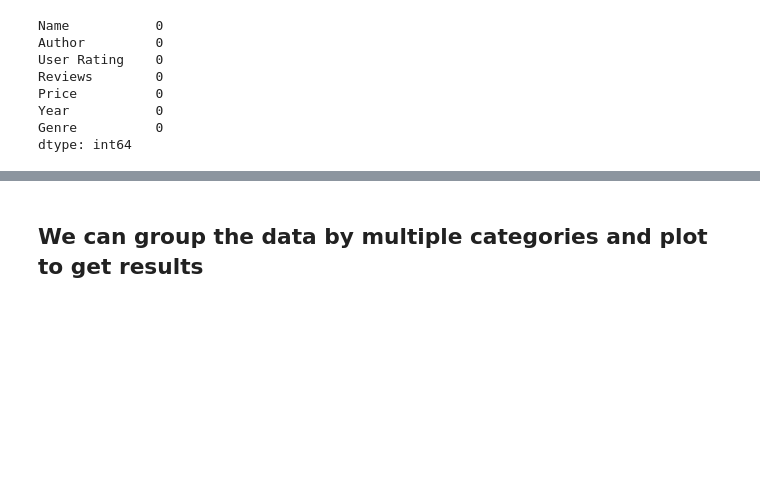
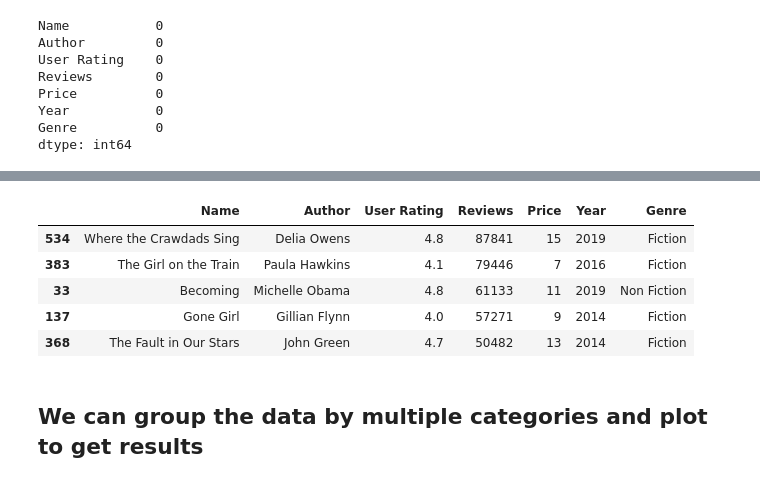
Before and after one commit to justinm329/Amazon_Top_Selling_Books, a Jupyter notebook: Kaggle_dv.ipynb, the cells around one changed output, grey strips where cells are left out. Cells and saved outputs as stored; diff of their text form; code cells hidden in the pictures; blank space fills up the shorter version.

```diff
--- a/Kaggle_dv.ipynb
+++ b/Kaggle_dv.ipynb
@@ -54,6 +68,16 @@ drop_dup.head()
 | 3 | 1984 (Signet Classics) | George Orwell | 4.7 | 21424 | 6 | 2017 | Fiction |
 | 4 | 5,000 Awesome Facts (About Everyt... | National Geographic Kids | 4.8 | 7665 | 12 | 2019 | Non Fiction |
 | 6 | A Game of Thrones / A Clash of Ki... | George R. R. Martin | 4.7 | 19735 | 30 | 2014 | Fiction |
+# %%
+reviews = drop_dup.sort_values("Reviews", ascending = False)
+reviews.head()
+# %% [output]
+|  | Name | Author | User Rating | Reviews | Price | Year | Genre |
+| 534 | Where the Crawdads Sing | Delia Owens | 4.8 | 87841 | 15 | 2019 | Fiction |
+| 383 | The Girl on the Train | Paula Hawkins | 4.1 | 79446 | 7 | 2016 | Fiction |
+| 33 | Becoming | Michelle Obama | 4.8 | 61133 | 11 | 2019 | Non Fiction |
+| 137 | Gone Girl | Gillian Flynn | 4.0 | 57271 | 9 | 2014 | Fiction |
+| 368 | The Fault in Our Stars | John Green | 4.7 | 50482 | 13 | 2014 | Fiction |
 # %% [markdown]
 ## We can group the data by multiple categories and plot to get results
 # %%
```
Also changed, not shown: parts of 3 cells of this notebook.
